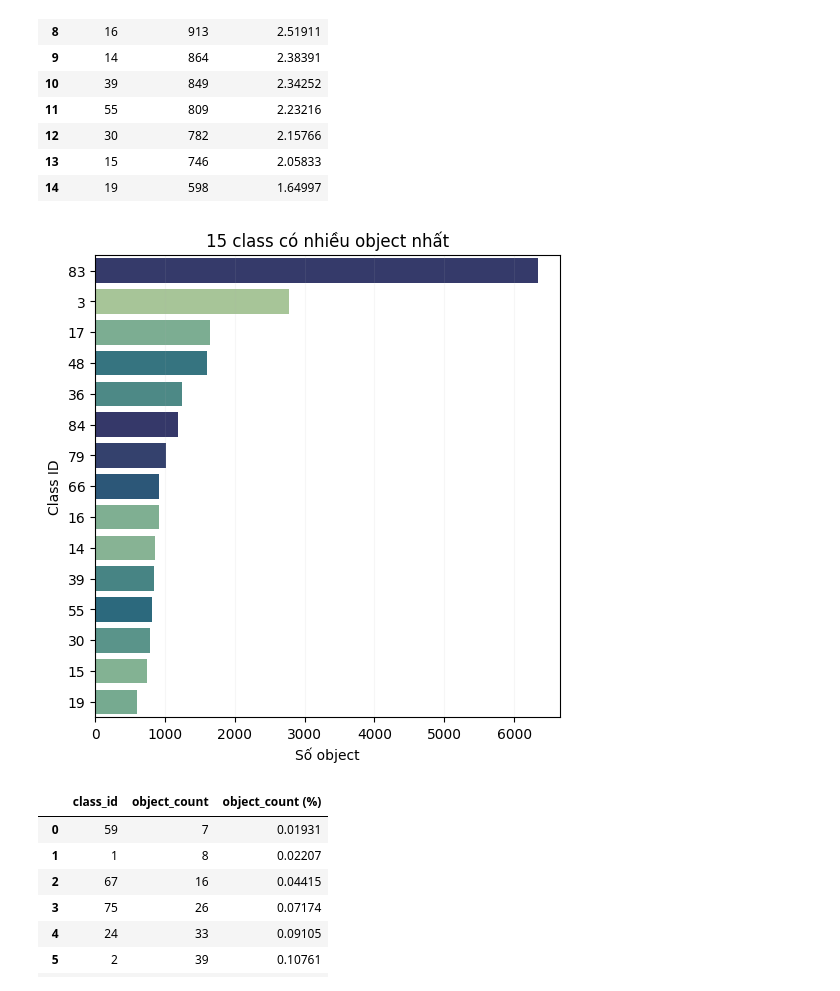
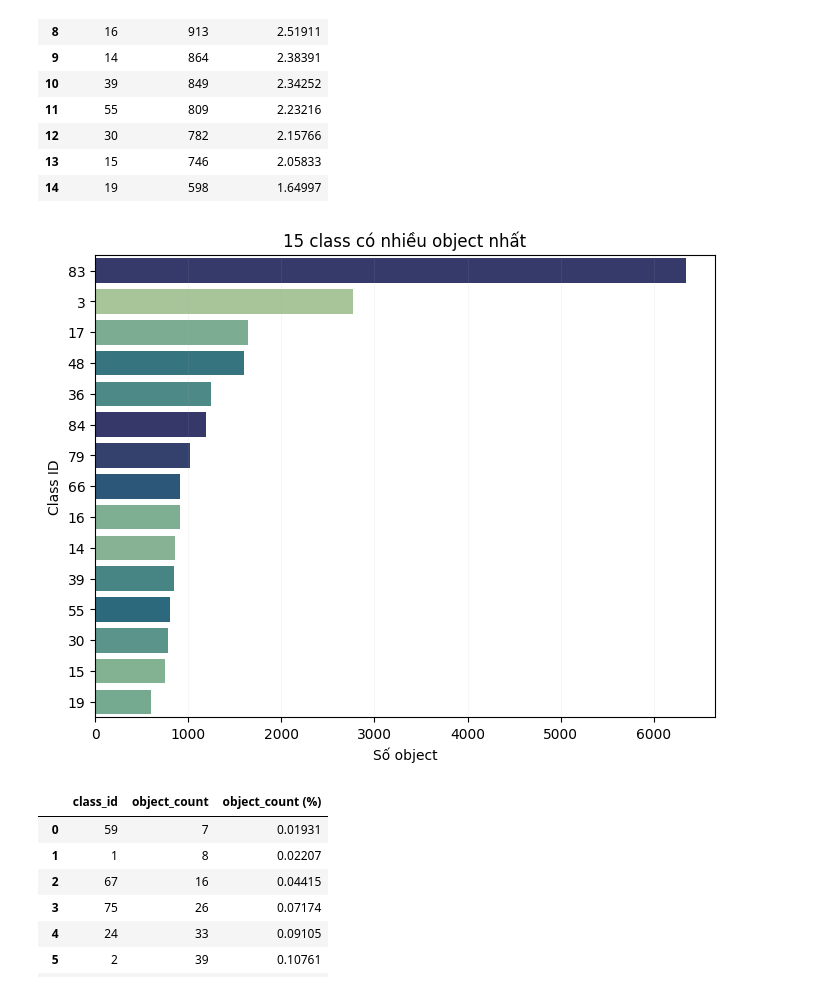
Before and after one commit to iam-BUDDYY/using-deep-learning-to-classify-animal-and-human-images, a Jupyter notebook: PROJECT REPORT.ipynb, the cells around one changed output. Saved outputs shown, nothing was run; the diff lists cells and outputs as text; code cells hidden in the pictures.

```diff
--- a/PROJECT REPORT.ipynb
+++ b/PROJECT REPORT.ipynb
@@ -353,32 +368,32 @@ df_top15
 | 13 | 15 | 746 | 2.05833 |
 | 14 | 19 | 598 | 1.64997 |
 # %%
-plt.figure(figsize=(6, 6))
+plt.figure(figsize=(8, 6))
 
 order = (
     df_top15
     .sort_values("object_count", ascending=False)["class_id"]
     .astype(str)
 )
 
 sns.barplot(
     data=df_top15,
     x="object_count",
     y=df_top15["class_id"].astype(str),
     order=order,
     hue="class_id",
     palette="crest",
     legend=False,
     errorbar=None
 )
 
 plt.xlabel("Số object")
 plt.ylabel("Class ID")
 plt.title("15 class có nhiều object nhất")
 plt.grid(axis='x', alpha=0.1)
 plt.show()
 # %% [output]
-[figure, old version]
+[figure, new version]
 # %%
 # Sắp xếp df theo thứ tự tăng dần của cột object_count rồi lấy 15 dòng đầu tiên
 df_bottom15 = df.sort_values(by="object_count",
```
Also changed, not shown: parts of 27 cells of this notebook, 1 other file.
